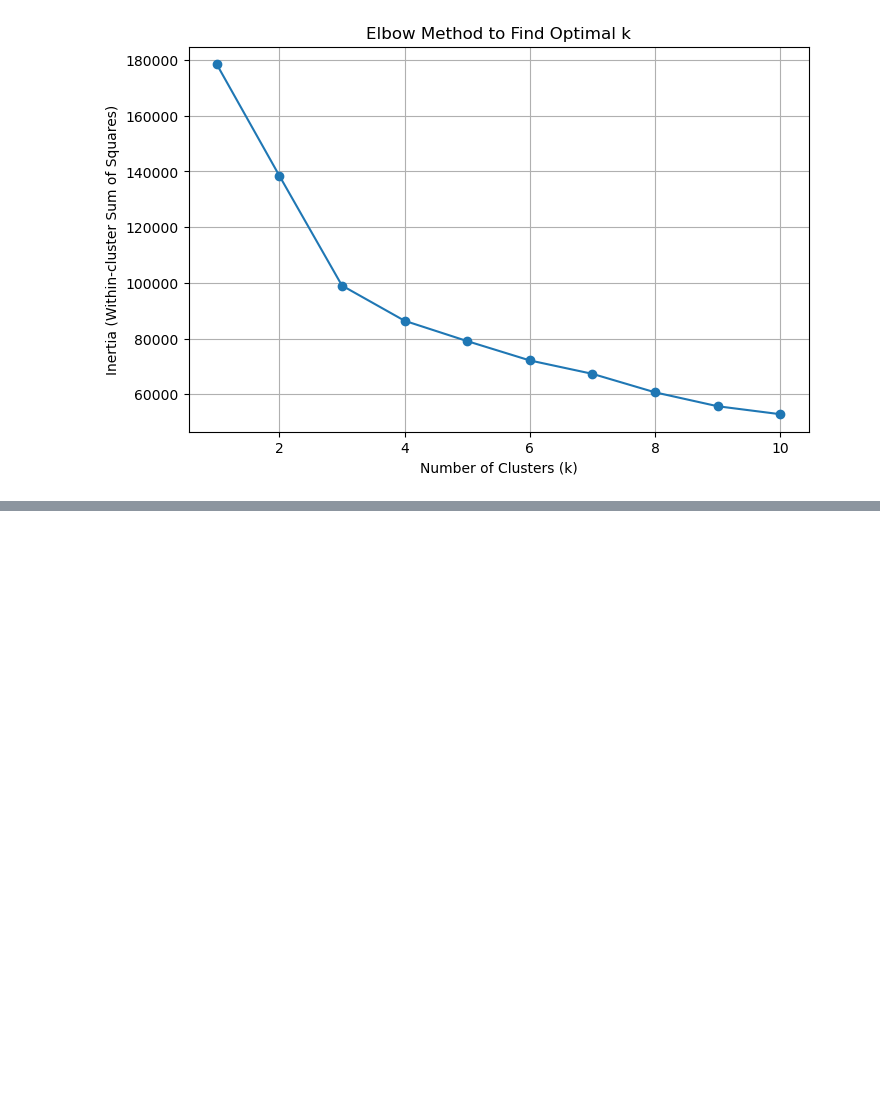
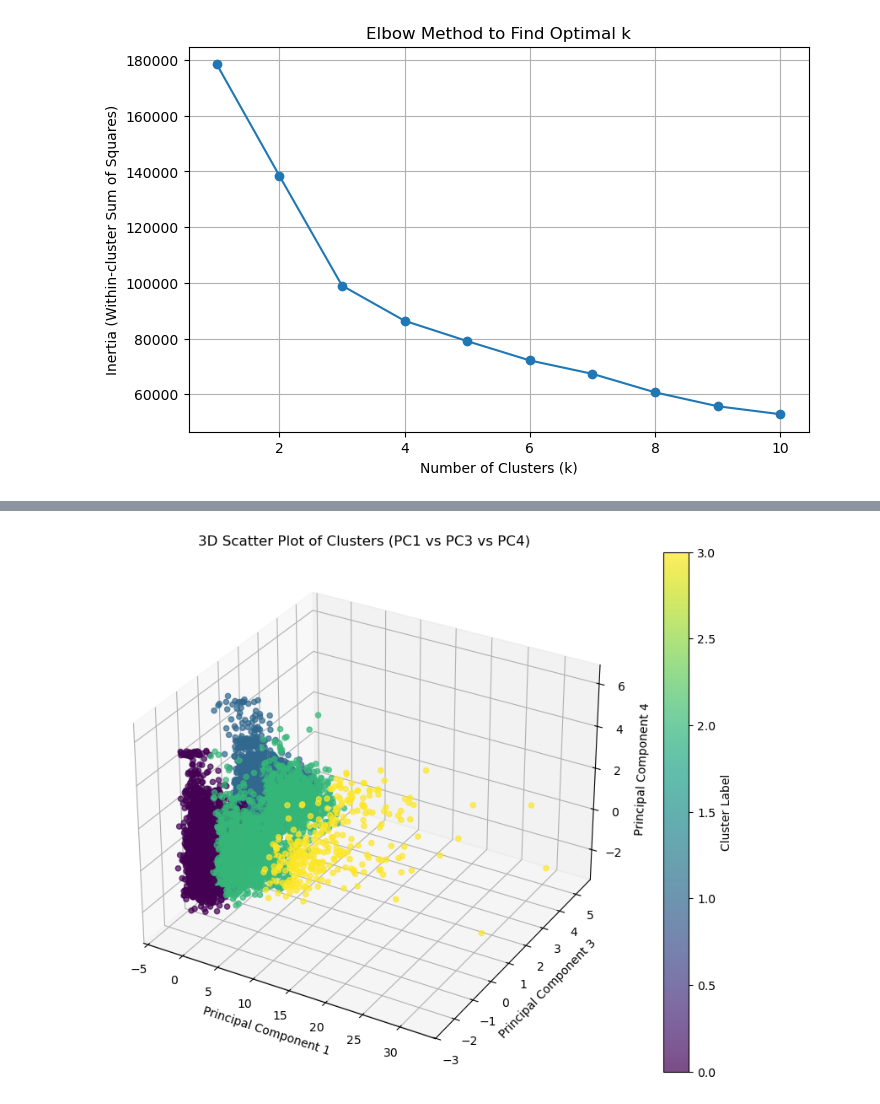
Before and after one commit to yuzukaR/ML_Final, a Jupyter notebook: final_project.ipynb, the cells around one changed output, grey strips where cells are left out. Saved outputs shown, nothing was run; the diff lists cells and outputs as text; code cells hidden in the pictures; blank space fills up the shorter version.

```diff
--- a/final_project.ipynb
+++ b/final_project.ipynb
@@ -216,0 +217,31 @@ plt.show()
+# %%
+from mpl_toolkits.mplot3d import Axes3D
+import matplotlib.pyplot as plt
+
+# Create a 3D scatter plot
+fig = plt.figure(figsize=(12, 8))
+ax = fig.add_subplot(111, projection='3d')
+
+# Scatter plot using PC1 (X axis), PC3 (Y axis), PC4 (Z axis)
+scatter = ax.scatter(
+    X_pca_5[:, 0],  # PC1
+    X_pca_5[:, 2],  # PC3
+    X_pca_5[:, 3],  # PC4
+    c=clusters,
+    cmap='viridis',
+    alpha=0.7
+)
+
+# Label the axes
+ax.set_xlabel('Principal Component 1')
+ax.set_ylabel('Principal Component 3')
+ax.set_zlabel('Principal Component 4')
+
+# Title and color bar
+ax.set_title('3D Scatter Plot of Clusters (PC1 vs PC3 vs PC4)')
+fig.colorbar(scatter, label='Cluster Label')
+
+# Show plot
+plt.show()
+# %% [output]
+[figure, added]
```
Also changed, not shown: parts of 3 cells of this notebook, 2 other files.
